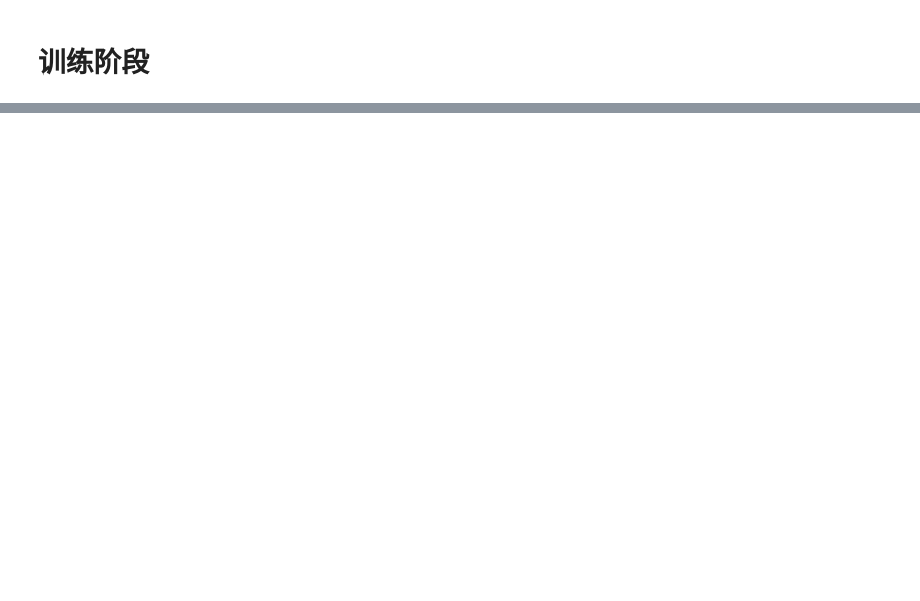
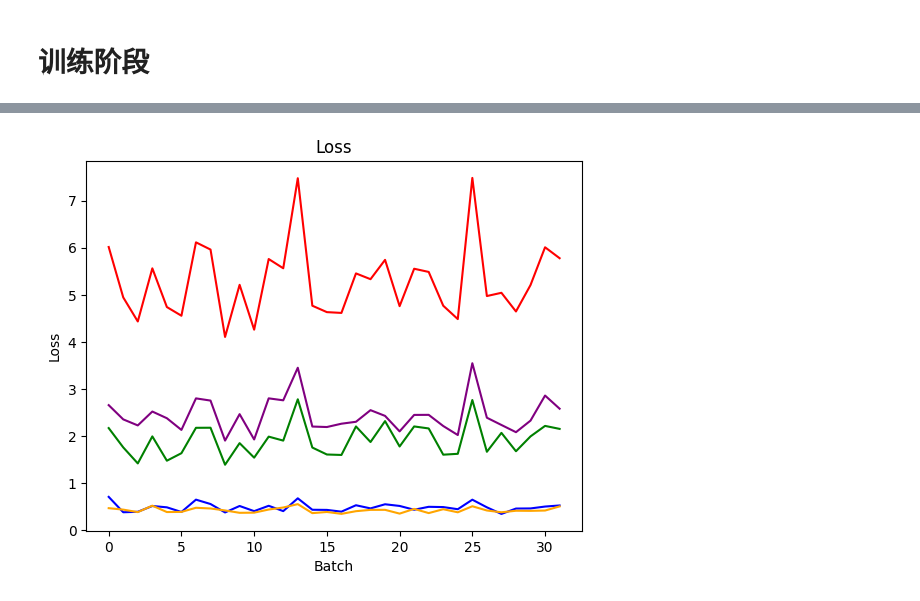
Before and after one commit to frankie325/deeplearning, a Jupyter notebook: yolo/yolov1/index.ipynb, the cells around one changed output, grey strips where cells are left out. Drawn from its saved outputs; the diff is of its cells as text; code cells hidden in the pictures; blank space fills up the shorter version.

```diff
--- a/yolo/yolov1/index.ipynb
+++ b/yolo/yolov1/index.ipynb
@@ -69,0 +129,6 @@ Epoch 10/10 | Loss: 1.8767 | XY: 0.7538 | WH: 0.2869 | Conf: 0.5353 | Class: 0.3
+# %%
+if __name__ == "__main__":
+    # train()
+    evaluate()
+# %% [output]
+[figure, added]
```
Also changed, not shown: parts of 2 cells of this notebook, 2 other files.
